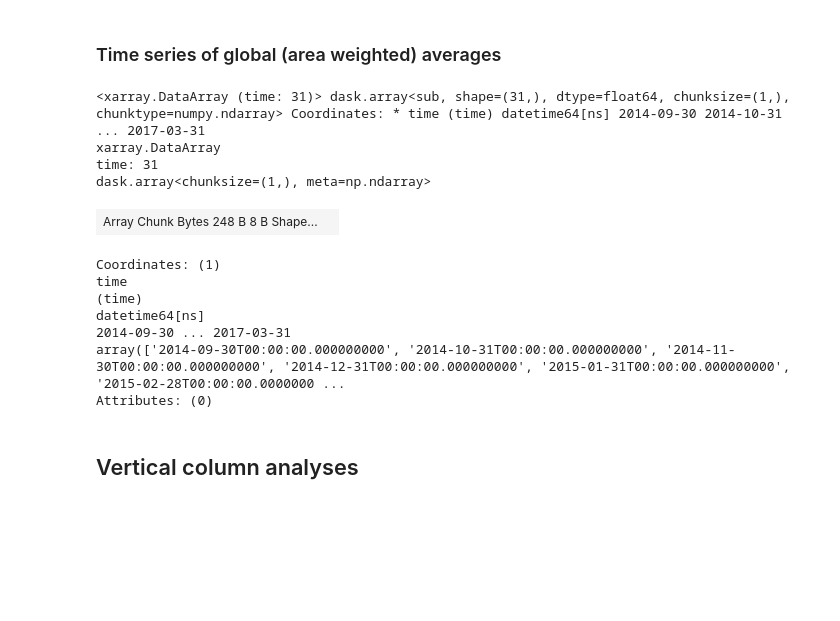
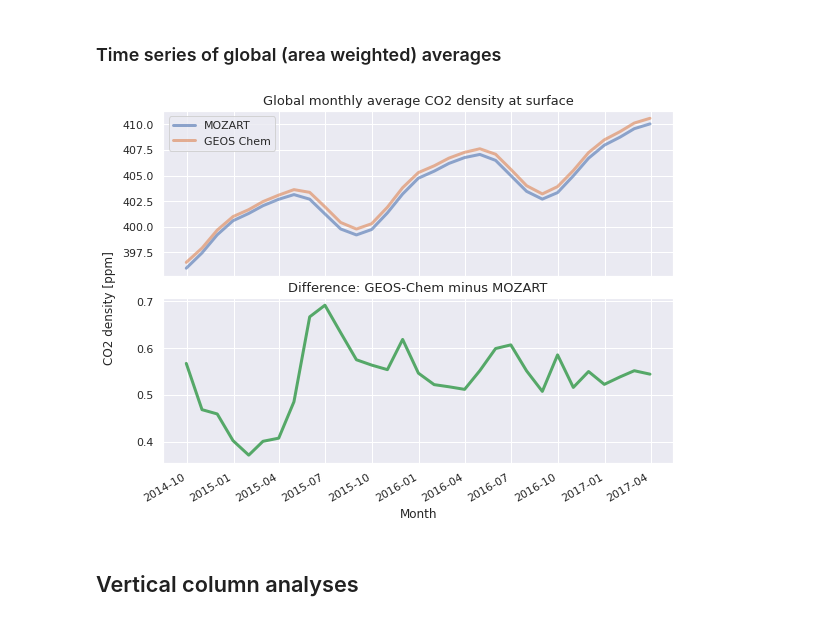
Before and after one commit to joshhjacobson/wombat-paper, a Jupyter notebook: validation/output_validation.ipynb, the cells around one changed output. Saved outputs shown, nothing was run; the diff lists cells and outputs as text; code cells hidden in the pictures; blank space fills up the shorter version.

Commit message:
Produce outputs global timeseries

```diff
--- a/validation/output_validation.ipynb
+++ b/validation/output_validation.ipynb
@@ -20,7 +38,6 @@ nc.deep_clean()
 # %%
-# dataset configuration
-EARTH_SURFACE_AREA = 5.1e10 # (m^2)
-date_range = pd.date_range(start="2014-09", end="2017-04", freq="1M")
+# 1-degree grid configuration
+EARTH_SURFACE_AREA = 5.100644719e14 # (m^2)
 target_grid = xe.util.grid_global(1, 1, cf=True)
 target_grid
 # %% [output]
@@ -203,9 +179,8 @@ Text(0.5, 1.0, 'Difference of initial XCO2: GEOS Chem minus MOZART')
 ### Hovmoller diagrams
 # %%
 ## produce surface level datasets of monthly longitudinal averages (5 min compute time)
-# TODO: precompute properly
 
-with xr.open_dataset(mozart_paths[0], decode_times=False) as ds:
+with xr.open_dataset(mozart_first_path, decode_times=False) as ds:
     # precompute mozart grid weights
     regridder_mozart = xe.Regridder(ds[["CO2_VMR_avrg"]], target_grid, "conservative")
 
@@ -218,13 +193,13 @@ def prep_mozart(ds):
     return regridder_mozart(ds_co2).mean(dim="lon")
 
 with xr.open_mfdataset(
-    mozart_paths,
+    mozart_glob,
     preprocess=prep_mozart,
     parallel=True,
     decode_times=False,
 ) as ds:
     ds = ds.where(ds["time"] < pd.to_datetime("2017-04-01"), drop=True)
-    da_mozart_co2_hov = ds["CO2_VMR_avrg"].resample(time="1M").mean().drop("lev")
+    da_mozart_co2_hov = ds["CO2_VMR_avrg"].resample(time="1M").mean().drop("lev") * 1e6
 
 
 with xr.open_dataset(
@@ -241,9 +216,9 @@ def prep_geoschem(ds):
 
 with xr.open_mfdataset(geoschem_spec_conc_glob, preprocess=prep_geoschem, parallel=True) as ds:
     ds = ds.where(ds["time"] < pd.to_datetime("2017-04-01"), drop=True)
-    da_geoschem_co2_hov = ds["SpeciesConc_CO2"].resample(time="1M").mean().drop("lev")
+    da_geoschem_co2_hov = ds["SpeciesConc_CO2"].resample(time="1M").mean().drop("lev") * 1e6
 
-da_surface_hov_diff = (da_geoschem_co2_hov - da_mozart_co2_hov).compute();
+da_surface_hov_diff = da_geoschem_co2_hov - da_mozart_co2_hov
 # %%
 fig = plt.figure(figsize=(18, 8), constrained_layout=True)
 
@@ -287,7 +263,7 @@ fig.suptitle("Hovmoller plots for latitude: monthly average at surface", fontsiz
 # %%
 ## produce time series of monthly global surface averages
 
-with xr.open_dataset(mozart_paths[0], decode_times=False) as ds:
+with xr.open_dataset(mozart_first_path, decode_times=False) as ds:
     # precompute mozart grid box areas
     ds_grid = nc.from_xarray(ds["CO2_VMR_avrg"].isel(time=0))
     ds_grid.subset(time=0)
@@ -305,13 +281,13 @@ def prep_mozart(ds):
 
 
 with xr.open_mfdataset(
-    mozart_paths,
+    mozart_glob,
     preprocess=prep_mozart,
     parallel=True,
     decode_times=False,
 ) as ds:
     ds = ds.where(ds["time"] < pd.to_datetime("2017-04-01"), drop=True)
-    da_mozart_surface_avg = ds.resample(time="1M").mean()
+    da_mozart_surface_avg = ds.resample(time="1M").mean() * 1e6
 
 
 def prep_geoschem(ds):
@@ -322,23 +298,26 @@ def prep_geoschem(ds):
 
 with xr.open_mfdataset(geoschem_spec_conc_glob, preprocess=prep_geoschem, parallel=True) as ds:
     ds = ds.where(ds["time"] < pd.to_datetime("2017-04-01"), drop=True)
-    da_geoschem_surface_avg = ds.resample(time="1M").mean()
+    da_geoschem_surface_avg = ds.resample(time="1M").mean() * 1e6
 
 da_surface_avg_diff = da_geoschem_surface_avg - da_mozart_surface_avg
-da_surface_avg_diff
-# %% [output]
-<xarray.DataArray (time: 31)> dask.array<sub, shape=(31,), dtype=float64, chunksize=(1,), chunktype=numpy.ndarray> Coordinates: * time (time) datetime64[ns] 2014-09-30 2014-10-31 ... 2017-03-31
-xarray.DataArray
-time: 31
-dask.array<chunksize=(1,), meta=np.ndarray>
-| Array Chunk Bytes 248 B 8 B Shape... |  |
-Coordinates: (1)
-time
-(time)
-datetime64[ns]
-2014-09-30 ... 2017-03-31
-array(['2014-09-30T00:00:00.000000000', '2014-10-31T00:00:00.000000000', '2014-11-30T00:00:00.000000000', '2014-12-31T00:00:00.000000000', '2015-01-31T00:00:00.000000000', '2015-02-28T00:00:00.0000000 ...
-Attributes: (0)
+# %%
+fig, axes = plt.subplots(2, 1, figsize=[8, 6], sharex=True, constrained_layout=True)
+
+da_mozart_surface_avg.plot(ax=axes[0], linewidth=3, alpha=0.6, label="MOZART")
+da_geoschem_surface_avg.plot(ax=axes[0], linewidth=3, alpha=0.6, label="GEOS Chem")
+axes[0].set_title("Global monthly average CO2 density at surface", fontsize=13)
+axes[0].set_xlabel(None)
+axes[0].legend()
+
+da_surface_avg_diff.plot(ax=axes[1], linewidth=3, color="#55a868")
+axes[1].set_title("Difference: GEOS-Chem minus MOZART", fontsize=13)
+axes[1].set_xlabel("Month", fontsize=12)
+
+fig.supylabel("CO2 density [ppm]", fontsize=12)
+fig.savefig("../figures/timeseries_global_monthly_average_surface.png", dpi=200);
+# %% [output]
+[figure, added]
 # %% [markdown]
 ## Vertical column analyses
 # %% [markdown]
```
Also changed, not shown: parts of 14 cells of this notebook, 2 other files.
